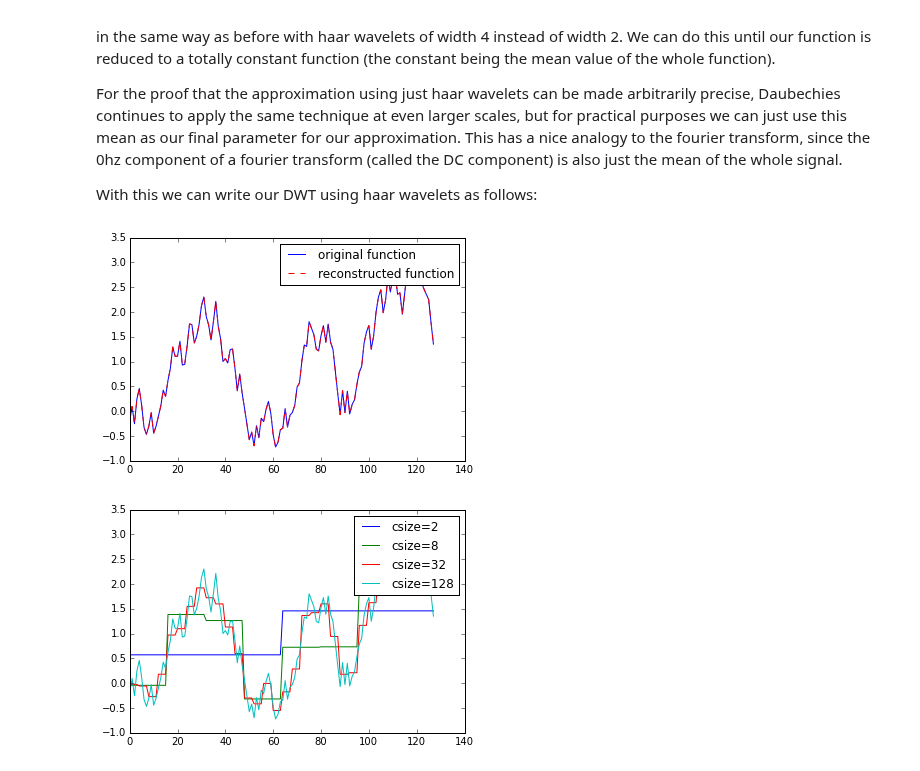
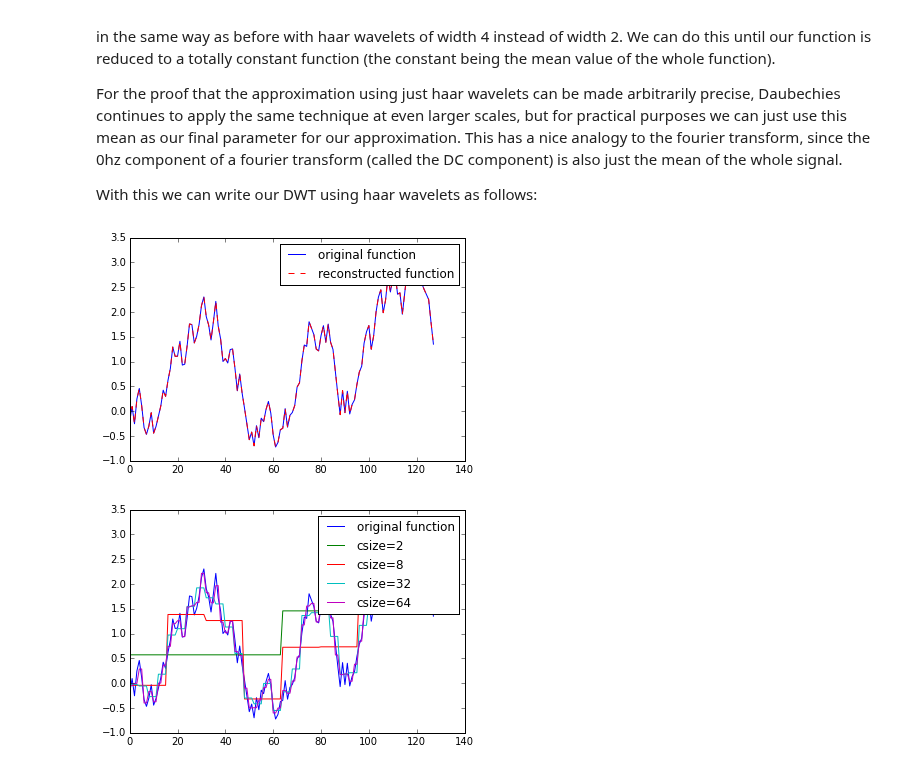
Before and after one commit to CSchoel/learn-wavelets, a Jupyter notebook: wavelet-introduction.ipynb, the cells around one changed output. Saved outputs shown, nothing was run; the diff lists cells and outputs as text; code cells hidden in the pictures.

```diff
--- a/wavelet-introduction.ipynb
+++ b/wavelet-introduction.ipynb
@@ -589,32 +589,33 @@ def dwt_haar(signal):
     while len(approx) > 1:
         coeffs.extend(haar_coeff(detail))
         approx, detail = haar_split(approx)
     coeffs.extend(haar_coeff(detail))
     coeffs.append(approx)
     return coeffs
 
 def inv_dwt_haar(coeffs, plot_steps=[]):
     signal = np.array([coeffs[-1]]) # last coefficient is the mean
     csize = 1
     cidx = len(coeffs) - 1
     while cidx > 0:
         signal = np.repeat(signal, 2)
         signal += haar_reconst(coeffs[cidx-csize:cidx])
         cidx -= csize
         csize *= 2
         if csize in plot_steps:
             plt.plot(np.repeat(signal,len(coeffs)//len(signal)), label="csize="+str(csize))
     return signal
 
 coeffs = dwt_haar(rfunc)
 plt.plot(rfunc, label="original function")
 plt.plot(inv_dwt_haar(coeffs),"r--", label="reconstructed function")
 plt.legend()
 plt.show()
 
-inv_dwt_haar(coeffs, plot_steps=[2, 8, 32, 128])
+plt.plot(rfunc, label="original function")
+inv_dwt_haar(coeffs, plot_steps=[2, 8, 32, 64])
 plt.legend()
 plt.show()
 # %% [output]
 [figure]
-[figure, old version]
+[figure, new version]
```
Also changed, not shown: parts of 2 cells of this notebook.
